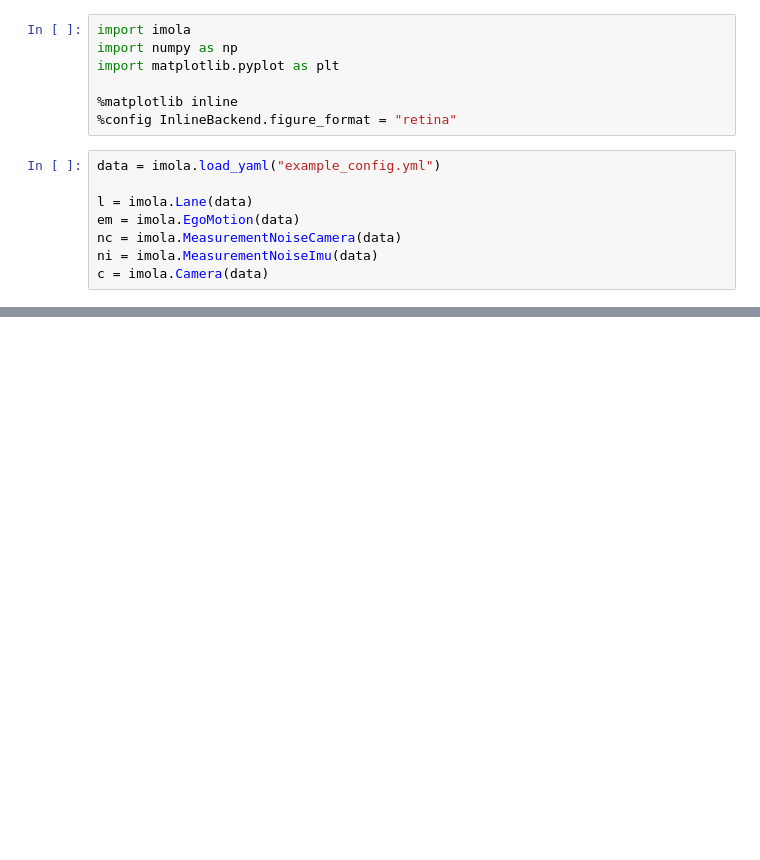
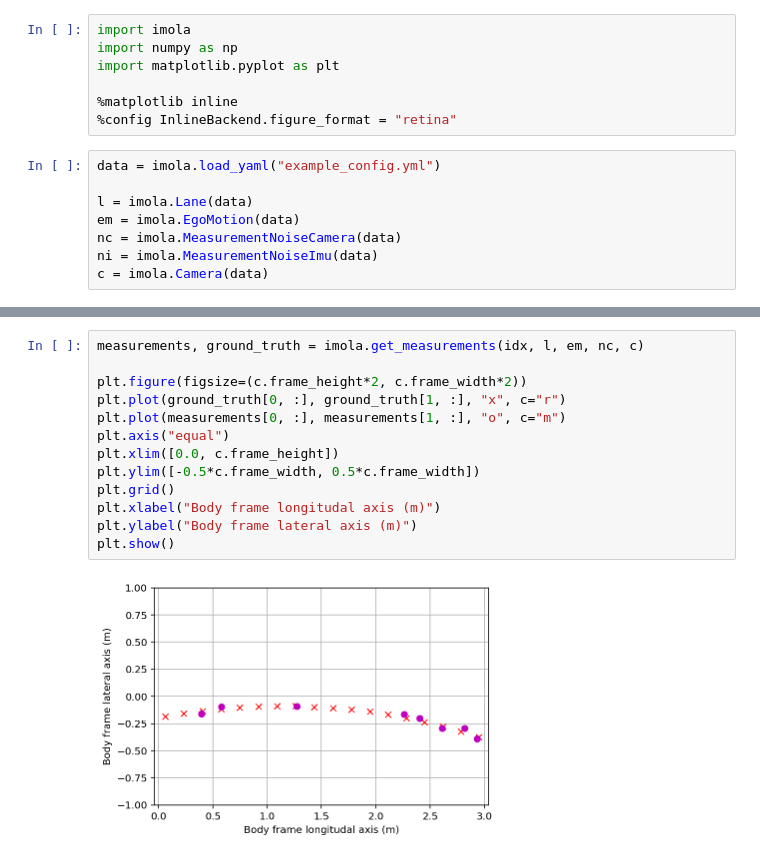
Before and after one commit to mp4096/imola, a Jupyter notebook: examples/simple_simulation.ipynb, the cells around one changed output, grey strips where cells are left out. Cells and saved outputs as stored; diff of their text form; blank space fills up the shorter version.

```diff
--- a/examples/simple_simulation.ipynb
+++ b/examples/simple_simulation.ipynb
@@ -36,0 +62,15 @@ plt.show()
+# %%
+measurements, ground_truth = imola.get_measurements(idx, l, em, nc, c)
+
+plt.figure(figsize=(c.frame_height*2, c.frame_width*2))
+plt.plot(ground_truth[0, :], ground_truth[1, :], "x", c="r")
+plt.plot(measurements[0, :], measurements[1, :], "o", c="m")
+plt.axis("equal")
+plt.xlim([0.0, c.frame_height])
+plt.ylim([-0.5*c.frame_width, 0.5*c.frame_width])
+plt.grid()
+plt.xlabel("Body frame longitudal axis (m)")
+plt.ylabel("Body frame lateral axis (m)")
+plt.show()
+# %% [output]
+[figure, added]
```
Also changed, not shown: parts of 2 cells of this notebook, 1 other file.
